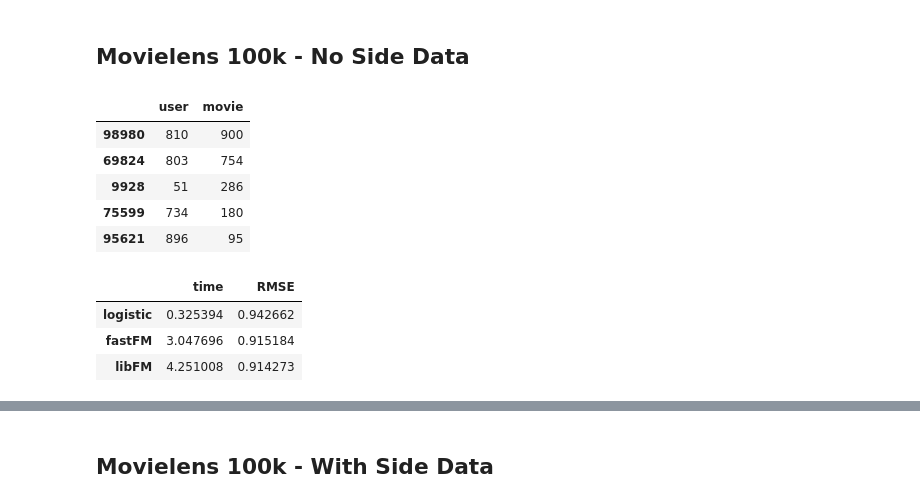
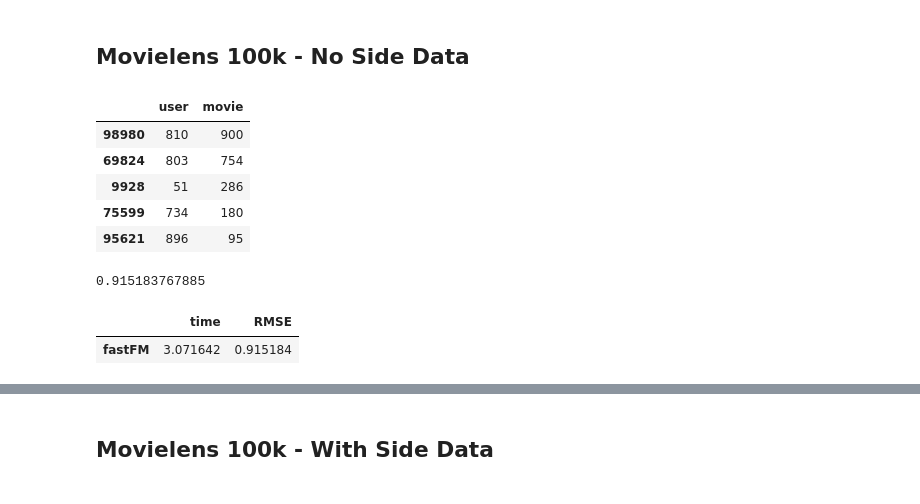
Before and after one commit to jscottcronin/libfm_and_pywfm, a Jupyter notebook: libfm_and_pywfm/Using libfm natively.ipynb, the cells around one changed output, grey strips where cells are left out. Saved outputs shown, nothing was run; the diff lists cells and outputs as text; code cells hidden in the pictures.

```diff
--- a/libfm_and_pywfm/Using libfm natively.ipynb
+++ b/libfm_and_pywfm/Using libfm natively.ipynb
@@ -277,14 +277,17 @@ def test_on_dataset(trainX, testX, trainY, testY, task_name, classification=True
     results = pd.DataFrame()
 
     for name, fit_predict in tqdm_notebook(algorithms.items()):
-        start = time.time()
-        predictions = fit_predict(trainX, trainY, testX, classification=classification)
-        spent_time = time.time() - start
-        results.ix[name, 'time'] = spent_time
-        if classification:
-            results.ix[name, 'ROC AUC'] = roc_auc_score(testY, predictions)
-        else:
-            results.ix[name, 'RMSE'] = np.mean((testY - predictions) ** 2) ** 0.5
+        if name == 'fastFM':
+            start = time.time()
+            predictions = fit_predict(trainX, trainY, testX, classification=classification)
+            spent_time = time.time() - start
+            results.ix[name, 'time'] = spent_time
+            if classification:
+                results.ix[name, 'ROC AUC'] = roc_auc_score(testY, predictions)
+            else:
+                rmse = np.mean((testY - predictions) ** 2) ** 0.5
+                print rmse
+                results.ix[name, 'RMSE'] = rmse
 
     all_results[task_name] = results
     with open('saved_results.pkl', 'w') as f:
@@ -294,25 +297,24 @@ def test_on_dataset(trainX, testX, trainY, testY, task_name, classification=True
 # %% [markdown]
 ## Movielens 100k - No Side Data
 # %%
-trainX, testX, trainY, testY = load_problems.load_problem_movielens_100k()
+trainX, testX, trainY, testY = load_problems.load_problem_movielens_100k(all_features=False)
 
 all_results = OrderedDict()
 try:
     with open('./saved_results.pkl') as f:
         all_results = pickle.load(f)
 except:
     pass
 
 display(trainX.head()), '\n'
 display(test_on_dataset(trainX, testX, trainY, testY, task_name='ml100k, ids', classification=False))
 # %% [output]
 |  | user | movie |
 | 98980 | 810 | 900 |
 | 69824 | 803 | 754 |
 | 9928 | 51 | 286 |
 | 75599 | 734 | 180 |
 | 95621 | 896 | 95 |
+0.915183767885
 |  | time | RMSE |
-| logistic | 0.325394 | 0.942662 |
-| fastFM | 3.047696 | 0.915184 |
-| libFM | 4.251008 | 0.914273 |
+| fastFM | 3.071642 | 0.915184 |
```
Also changed, not shown: parts of 7 cells of this notebook, 2 other files.
